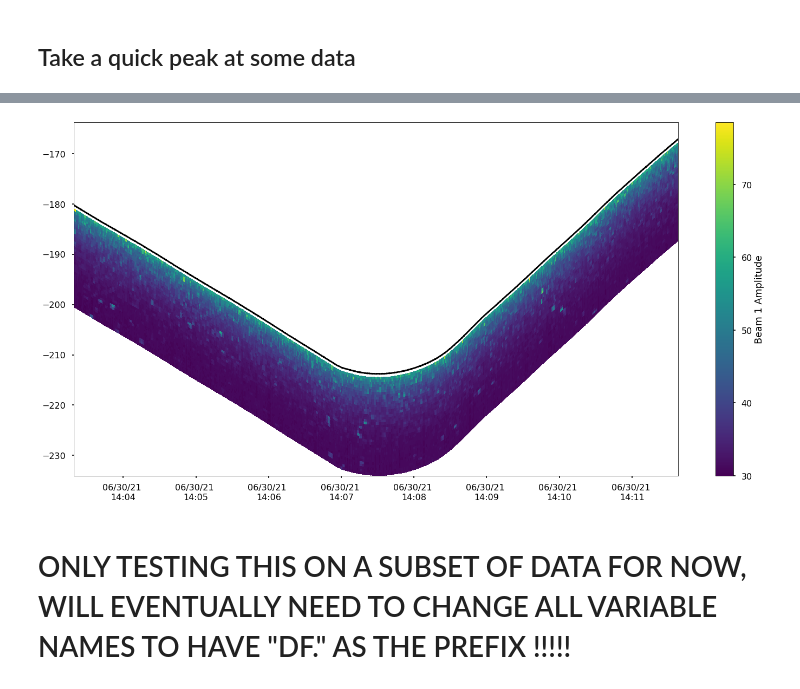
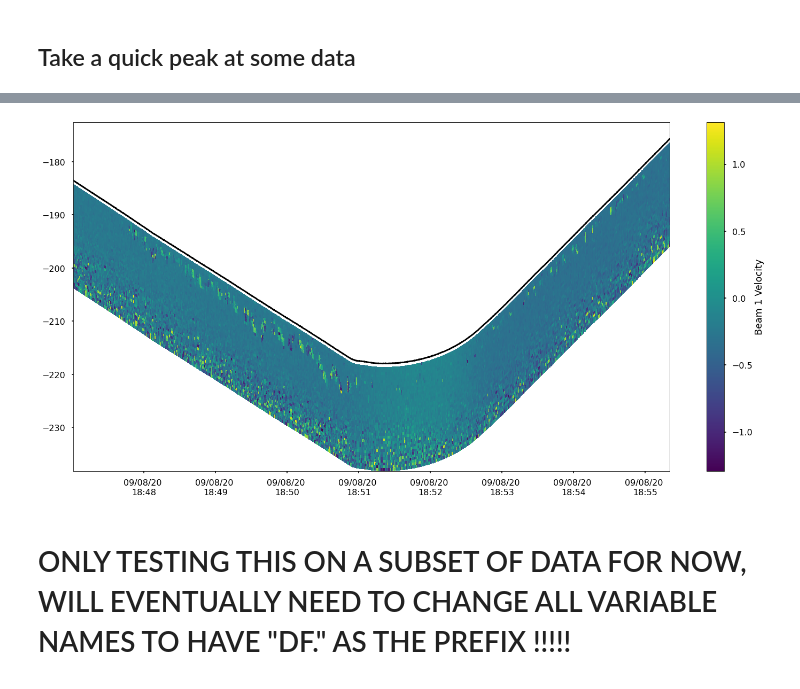
Before and after one commit to JGradone/Slocum-AD2CP, a Jupyter notebook: AD2CP_Processing.ipynb, the cells around one changed output, grey strips where cells are left out. Drawn from its saved outputs; the diff is of its cells as text; code cells hidden in the pictures.

```diff
--- a/AD2CP_Processing.ipynb
+++ b/AD2CP_Processing.ipynb
@@ -29,7 +27,8 @@ myFmt = mdates.DateFormatter('%m/%d/%y')
 # %% [markdown]
 ## Set path for where all the data lives
 # %%
-path = '/Users/joegradone/SynologyDrive/Drive/Rutgers/Research/data/Glider/RU_29/Nortek_Recovered/processed/'
+#path = '/Users/joegradone/SynologyDrive/Drive/Rutgers/Research/data/Glider/RU_29/Nortek_Recovered/processed/'
+path = '/home/jg1200/Data/GliderData/RU29/2021_02_17_ru_29_614_post_UVI/'
 
 files = glob.glob(path+'*.nc')
 files = np.sort(files)
@@ -235,16 +242,16 @@ beam4amp = np.array(ds['Data']['Burst'].variables['AmplitudeBeam4']).transpose()
 # %%
 [x,y]=np.meshgrid(tm,bins)
 [bdepth,bbins]=np.meshgrid(pressure,bins)
 
 by=bdepth+bbins
 
 fig = plt.figure(figsize=(25,12))
 
-plt.pcolormesh(x[:,8000:10000],-by[:,8000:10000],beam4amp[:,8000:10000])
-plt.plot(tm[8000:10000],-pressure[8000:10000],'k')
-plt.colorbar(label='Beam 1 Amplitude')
+plt.pcolormesh(x[:,12000:14000],-by[:,12000:14000],beam1vel[:,12000:14000])
+plt.plot(tm[12000:14000],-pressure[12000:14000],'k')
+plt.colorbar(label='Beam 1 Velocity')
 plt.gca().xaxis.set_major_formatter(myFmtlong)
 # %% [output]
-[figure, old version]
+[figure, new version]
 # %% [markdown]
 # ONLY TESTING THIS ON A SUBSET OF DATA FOR NOW, WILL EVENTUALLY NEED TO CHANGE ALL VARIABLE NAMES TO HAVE "DF." AS THE PREFIX !!!!!
```
Also changed, not shown: parts of 77 cells of this notebook, 3 other files.
